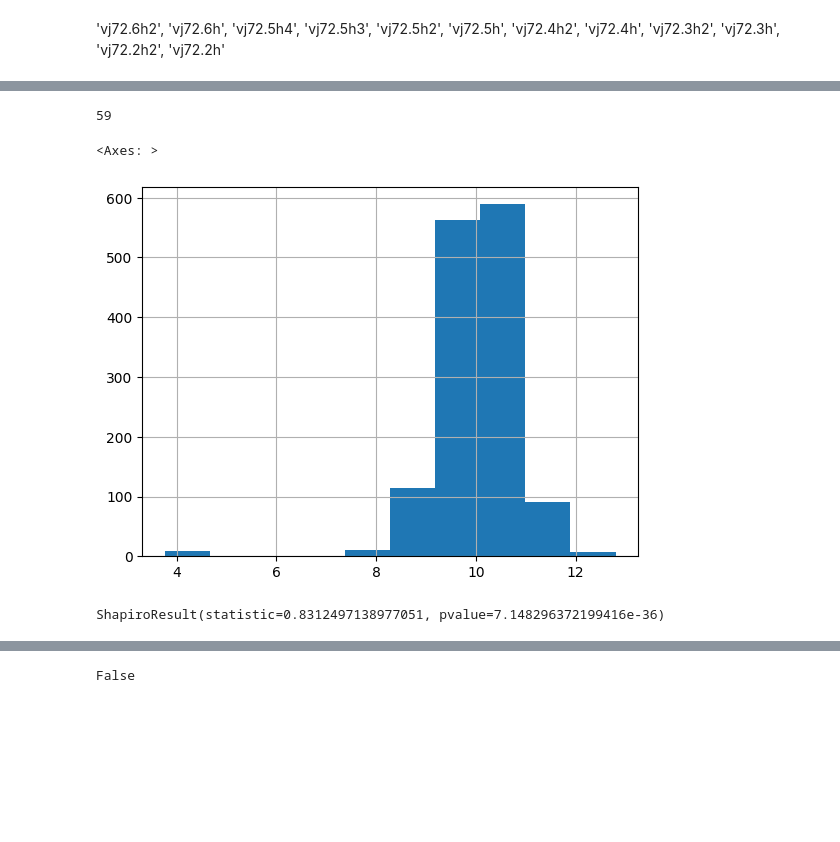
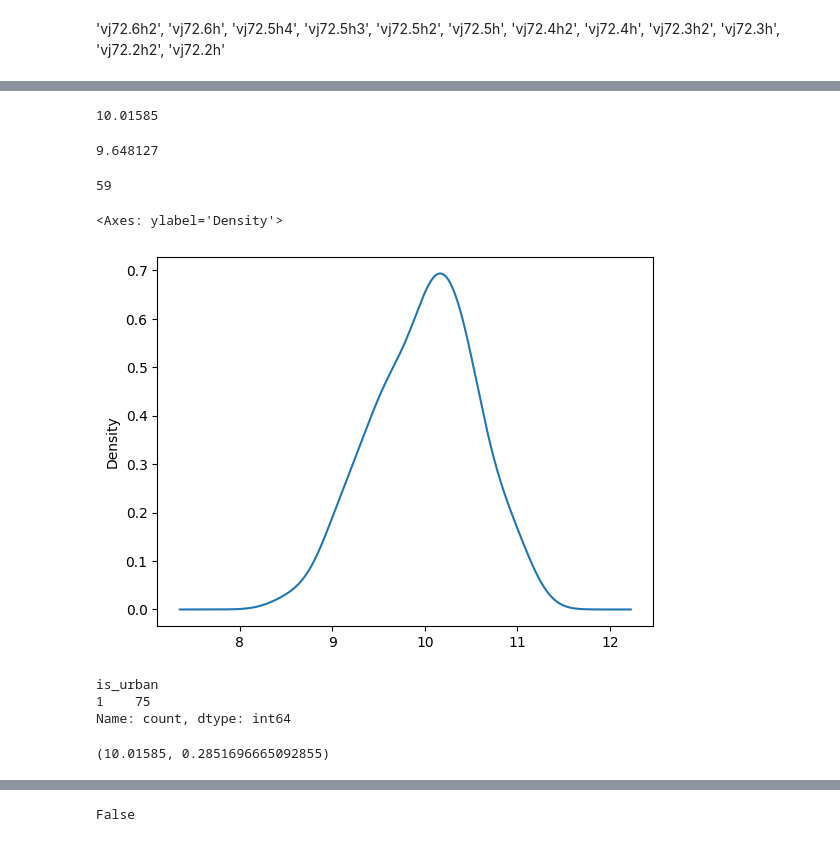
Before and after one commit to Selling-Pandas/dano-hackathon-innopolis-2024, a Jupyter notebook: German/education_remote.ipynb, the cells around one changed output, grey strips where cells are left out. Cells and saved outputs as stored; diff of their text form; code cells hidden in the pictures; blank space fills up the shorter version.

```diff
--- a/German/education_remote.ipynb
+++ b/German/education_remote.ipynb
@@ -79,13 +117,27 @@ high[high.is_remote_high == True].log_wage.hist()
+# %%
+high.log_wage.median()
+# %% [output]
+10.01585
+# %%
+no_middle.log_wage.median()
+# %% [output]
+9.648127
 # %%
 high[high.is_remote_high == True].age.max()
 # %% [output]
 59
-# %%
-high["log_wage"].hist()
-# %% [output]
-<Axes: >
-[figure, removed]
-# %%
-stats.shapiro(high.log_wage)
-# %% [output]
-ShapiroResult(statistic=0.8312497138977051, pvalue=7.148296372199416e-36)
+# %%
+high[high.city_type == 'ПГТ']["log_wage"].plot(kind="density")
+# %% [output]
+<Axes: ylabel='Density'>
+[figure, added]
+# %%
+high[high.city_type == 'ПГТ'].is_urban.value_counts()
+# %% [output]
+is_urban
+1    75
+Name: count, dtype: int64
+# %%
+high["log_wage"].median(), high["log_wage"].var()
+# %% [output]
+(10.01585, 0.2851696665092855)
```
Also changed, not shown: parts of 23 cells of this notebook, 1 other file.
